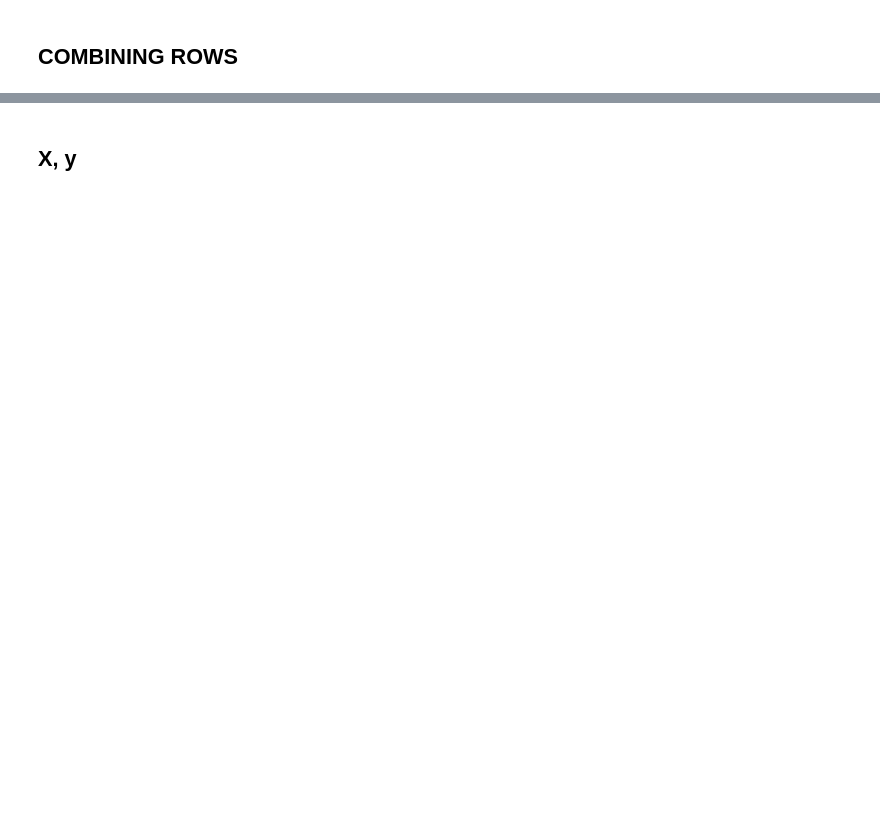
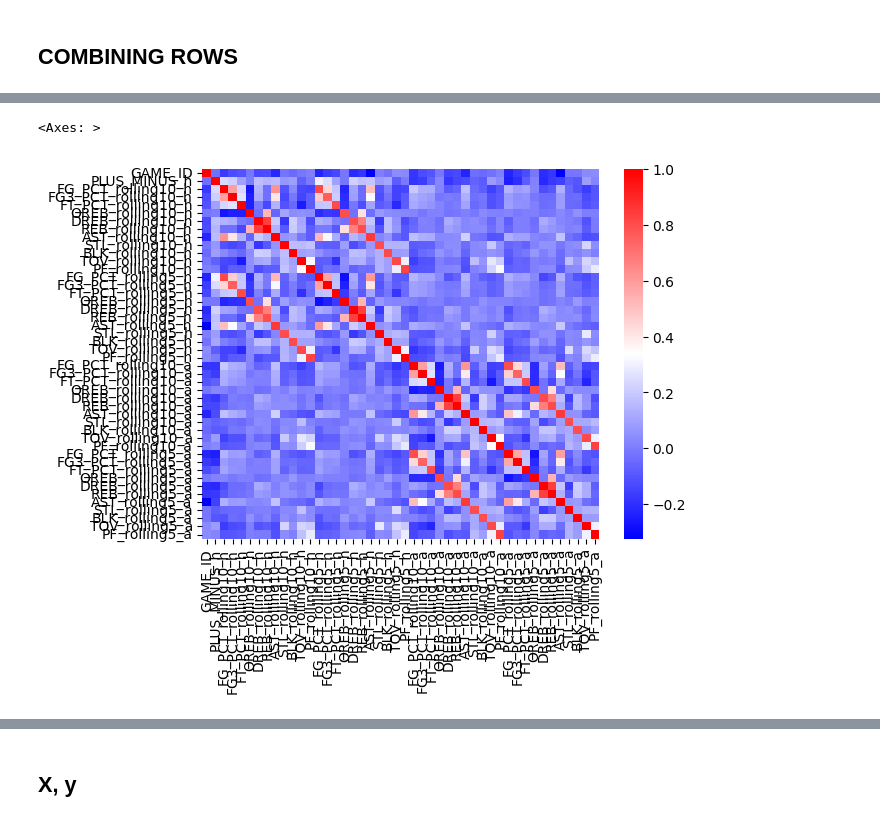
Before and after one commit to alecmatt5/nba_betting_analysis, a Jupyter notebook: backend/notebooks/rolling_preprocessing_julia.ipynb, the cells around one changed output, grey strips where cells are left out. Saved outputs shown, nothing was run; the diff lists cells and outputs as text; code cells hidden in the pictures; blank space fills up the shorter version.

```diff
--- a/backend/notebooks/rolling_preprocessing_julia.ipynb
+++ b/backend/notebooks/rolling_preprocessing_julia.ipynb
@@ -253,6 +219,16 @@ df_rolling
+# %%
+df_rolling5 = df_rolling5.sort_index()
+# %%
+df_rolling5 = df_rolling5[selected_columns]
+# %%
+new_column_names = {}
+for col in df_rolling5.columns:
+    new_column_names[col] = col + '_rolling5'
+
+# rename the columns using the dictionary
+df_rolling5 = df_rolling5.rename(columns=new_column_names)
 # %%
-combined_df = pd.concat([df, df_rolling], axis=1)
-combined_df
+combined_df = pd.concat([df, df_rolling10, df_rolling5], axis=1)
 # %% [output]
 |  | SEASON_ID | TEAM_ID | TEAM_NAME | GAME_ID | GAME_DATE | MATCHUP | WL | MIN | PTS | FGM | ... |
 | 0 | 22022 | 1610612764 | Washington Wizards | 22200973 | 2023-03-05 | WAS vs. MIL | L | 239 | 111 | 46 | ... |
@@ -453,0 +389,13 @@ Index(['GAME_ID', 'PLUS_MINUS_h', 'TEAM_ABBREVIATION_ATL_h',
+# %%
+combined_df.drop(columns=['PLUS_MINUS_h'])
+
+corr = combined_df.filter(regex='^(?!TEAM_ABBREVIATION)').corr() # Pearson Correlation
+
+# Heatmap
+sns.heatmap(corr,
+        xticklabels=corr.columns,
+        yticklabels=corr.columns,
+        cmap= 'bwr')
+# %% [output]
+<Axes: >
+[figure, added]
```
Also changed, not shown: parts of 27 cells of this notebook, 1 other file.
